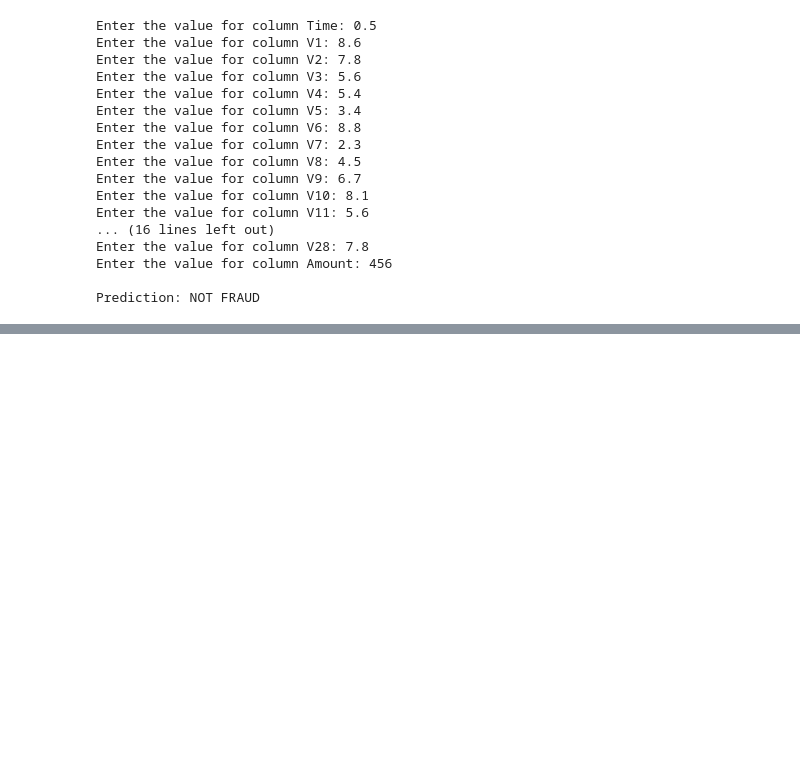
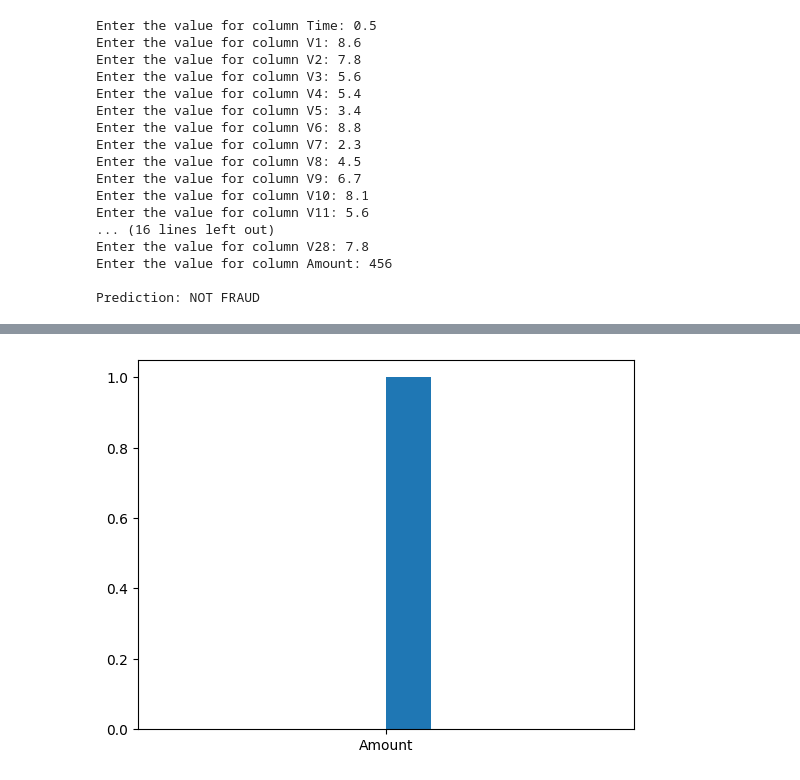
Before and after one commit to harshinis24mss066-ctrl/AIML-AND-CYBER-SECURITY-VAC, a Jupyter notebook: Welcome_To_Colab.ipynb, the cells around one changed output, grey strips where cells are left out. Drawn from its saved outputs; the diff is of its cells as text; code cells hidden in the pictures; blank space fills up the shorter version.

```diff
--- a/Welcome_To_Colab.ipynb
+++ b/Welcome_To_Colab.ipynb
@@ -86,0 +121,6 @@ Prediction: NOT FRAUD
+# %%
+import matplotlib.pyplot as plt
+plt.hist(['Amount'],bins=10)
+plt.show()
+# %% [output]
+[figure, added]
```
Also changed, not shown: parts of 6 cells of this notebook.
